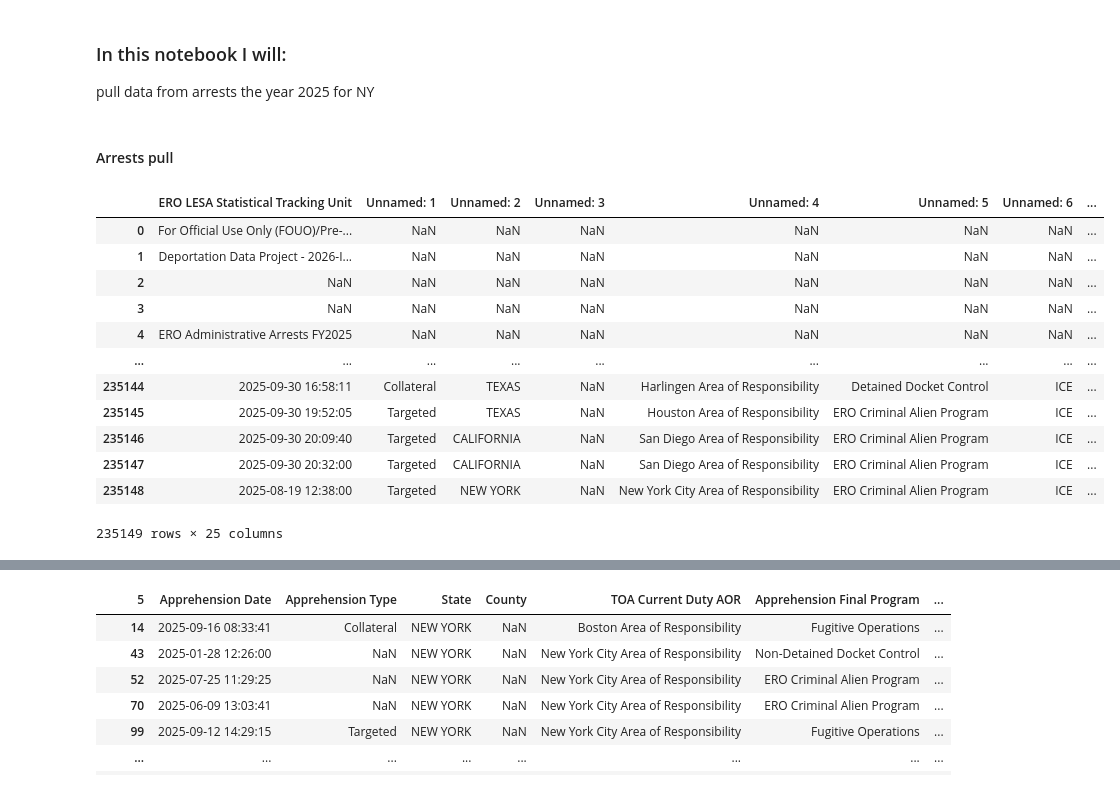
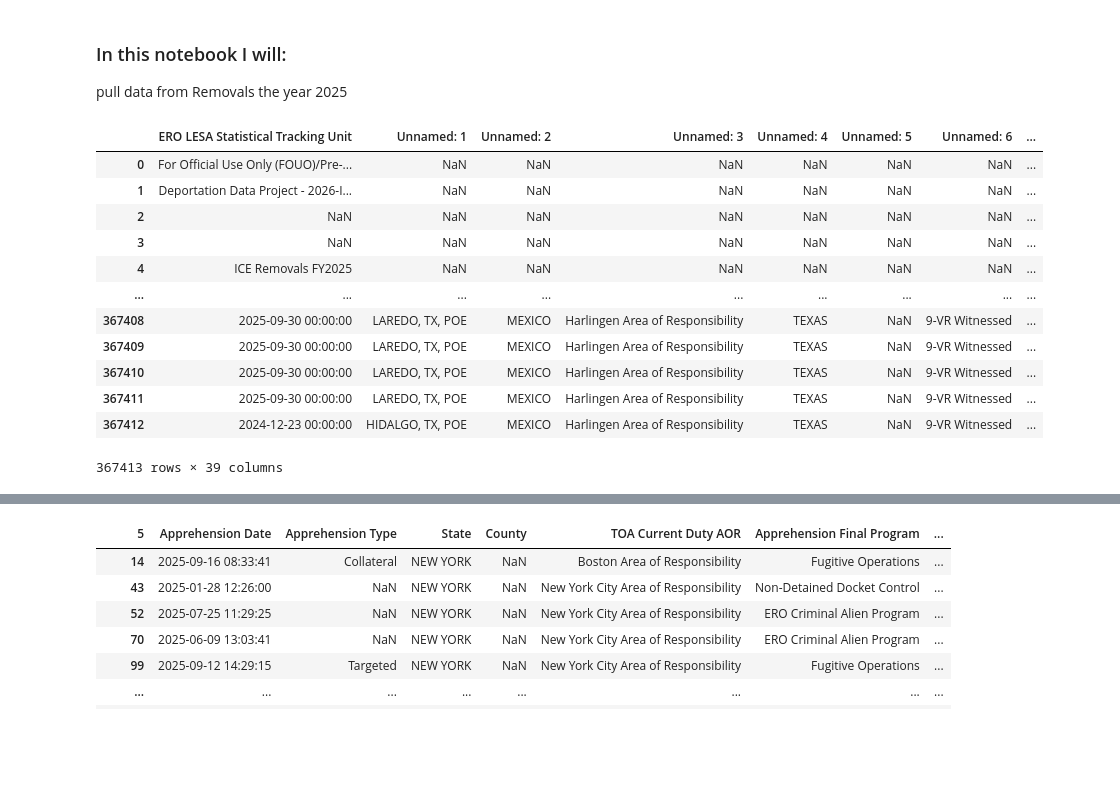
Before and after one commit to sajinashresthacoding/ICEpresense-CapitalRegion, a Jupyter notebook: 2025 NY Removals.ipynb, the cells around one changed output, grey strips where cells are left out. Drawn from its saved outputs; the diff is of its cells as text; code cells hidden in the pictures; blank space fills up the shorter version.

```diff
--- a/2025 NY Removals.ipynb
+++ b/2025 NY Removals.ipynb
@@ -1,30 +1,28 @@
 # %% [markdown]
 ### In this notebook I will:
-pull data from arrests the year 2025 for NY
+pull data from Removals the year 2025
-# %% [markdown]
-#### Arrests pull
 # %%
 ## import necessary libraries
 import pandas as pd
 # %%
 from datetime import datetime
 # %%
-df1 = pd.read_excel('/Users/sajinashrestha/Documents/dataProjects/WAMC/ICEpresense-CapitalRegion/RawData/Arrests/2026-ICLI-00005_Arrests_FY25_20260311_Redacted.xlsx')
+df1 = pd.read_excel('/Users/sajinashrestha/Documents/dataProjects/WAMC/ICEpresense-CapitalRegion/RawData/Removals/2026-ICLI-00005_Removals_FY25_20260311_Redacted.xlsx')
 df1
 # %% [output]
 |  | ERO LESA Statistical Tracking Unit | Unnamed: 1 | Unnamed: 2 | Unnamed: 3 | Unnamed: 4 | Unnamed: 5 | Unnamed: 6 | ... |
 | 0 | For Official Use Only (FOUO)/Pre-... | NaN | NaN | NaN | NaN | NaN | NaN | ... |
 | 1 | Deportation Data Project - 2026-I... | NaN | NaN | NaN | NaN | NaN | NaN | ... |
 | 2 | NaN | NaN | NaN | NaN | NaN | NaN | NaN | ... |
 | 3 | NaN | NaN | NaN | NaN | NaN | NaN | NaN | ... |
-| 4 | ERO Administrative Arrests FY2025 | NaN | NaN | NaN | NaN | NaN | NaN | ... |
+| 4 | ICE Removals FY2025 | NaN | NaN | NaN | NaN | NaN | NaN | ... |
 | ... | ... | ... | ... | ... | ... | ... | ... | ... |
-| 235144 | 2025-09-30 16:58:11 | Collateral | TEXAS | NaN | Harlingen Area of Responsibility | Detained Docket Control | ICE | ... |
-| 235145 | 2025-09-30 19:52:05 | Targeted | TEXAS | NaN | Houston Area of Responsibility | ERO Criminal Alien Program | ICE | ... |
-| 235146 | 2025-09-30 20:09:40 | Targeted | CALIFORNIA | NaN | San Diego Area of Responsibility | ERO Criminal Alien Program | ICE | ... |
-| 235147 | 2025-09-30 20:32:00 | Targeted | CALIFORNIA | NaN | San Diego Area of Responsibility | ERO Criminal Alien Program | ICE | ... |
-| 235148 | 2025-08-19 12:38:00 | Targeted | NEW YORK | NaN | New York City Area of Responsibility | ERO Criminal Alien Program | ICE | ... |
+| 367408 | 2025-09-30 00:00:00 | LAREDO, TX, POE | MEXICO | Harlingen Area of Responsibility | TEXAS | NaN | 9-VR Witnessed | ... |
+| 367409 | 2025-09-30 00:00:00 | LAREDO, TX, POE | MEXICO | Harlingen Area of Responsibility | TEXAS | NaN | 9-VR Witnessed | ... |
+| 367410 | 2025-09-30 00:00:00 | LAREDO, TX, POE | MEXICO | Harlingen Area of Responsibility | TEXAS | NaN | 9-VR Witnessed | ... |
+| 367411 | 2025-09-30 00:00:00 | LAREDO, TX, POE | MEXICO | Harlingen Area of Responsibility | TEXAS | NaN | 9-VR Witnessed | ... |
+| 367412 | 2024-12-23 00:00:00 | HIDALGO, TX, POE | MEXICO | Harlingen Area of Responsibility | TEXAS | NaN | 9-VR Witnessed | ... |
-235149 rows × 25 columns
+367413 rows × 39 columns
 # %%
 df1 = df1.iloc[5:]
 df1
```
Also changed, not shown: parts of 19 cells of this notebook, 2 other files.
